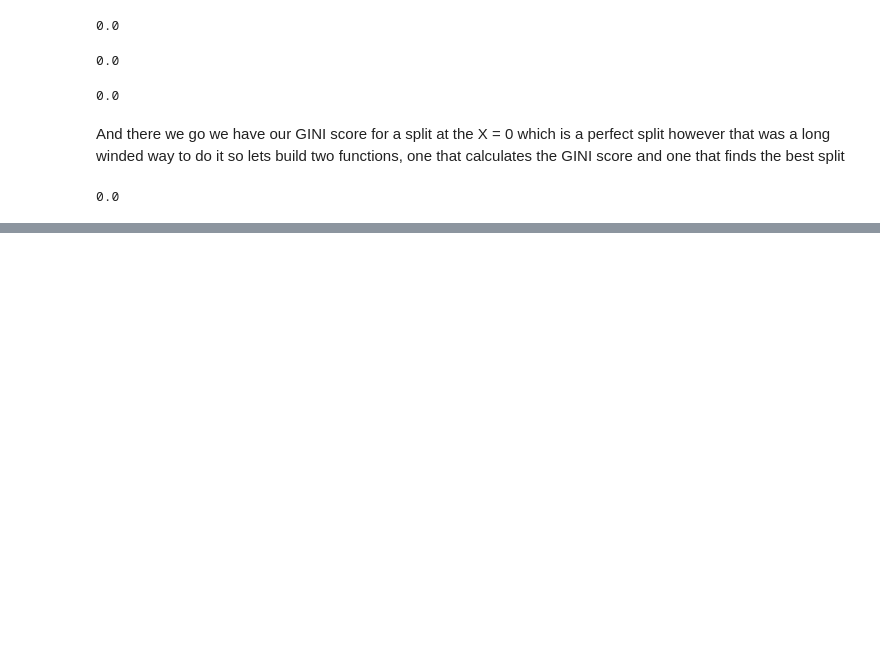
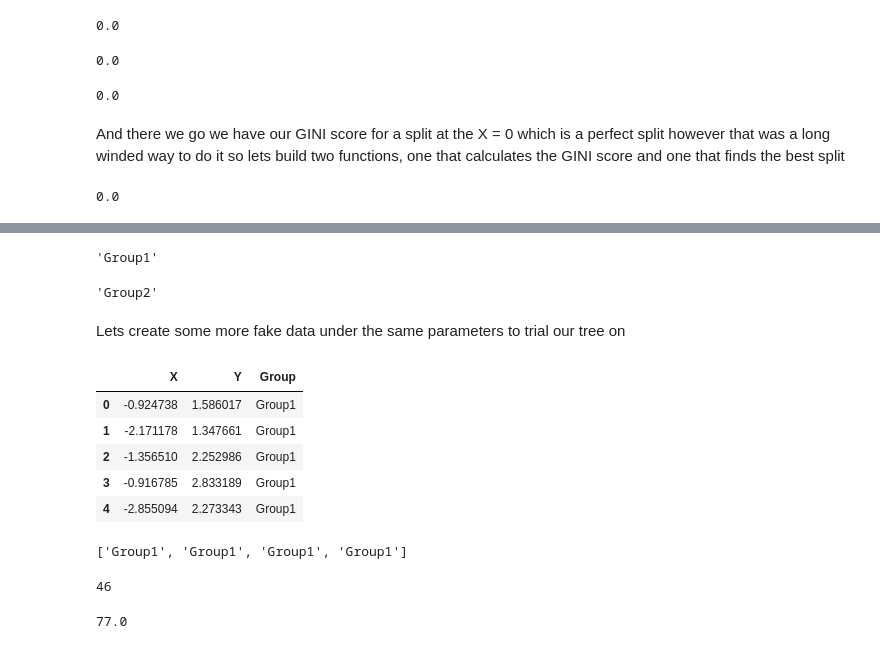
Before and after one commit to JF717/AI-and-the-Environment, a Jupyter notebook: Practicals/Practical 2 Decision Trees.ipynb, the cells around one changed output, grey strips where cells are left out. Cells and saved outputs as stored; diff of their text form; code cells hidden in the pictures; blank space fills up the shorter version.

```diff
--- a/Practicals/Practical 2 Decision Trees.ipynb
+++ b/Practicals/Practical 2 Decision Trees.ipynb
@@ -198,0 +334,28 @@ Right so we have built a function that given input data will find the best split
+# %%
+Predict(Tree, 0.1)
+# %% [output]
+'Group1'
+# %%
+Predict(Tree, 2)
+# %% [output]
+'Group2'
+# %% [markdown]
+Lets create some more fake data under the same parameters to trial our tree on
+# %%
+TestX1 = np.array([random.gauss(-2,1) for _ in range(100)])
+TestX2 = np.array([random.gauss(0,5) for _ in range(100)])
+TestY1 = np.array([random.gauss(2,1) for _ in range(100)])
+TestY2 = np.array([random.gauss(0,5) for _ in range(100)])
+# %%
+TestGroup1 = pd.DataFrame({'X' : TestX1, 'Y' : TestY1, 'Group' : G1})
+TestGroup2 = pd.DataFrame({'X' : TestX2, 'Y' : TestY2, 'Group' : G2})
+TestData = pd.concat([TestGroup1,TestGroup2])
+# %%
+TestData.head()
+# %% [output]
+|  | X | Y | Group |
+| 0 | -0.924738 | 1.586017 | Group1 |
+| 1 | -2.171178 | 1.347661 | Group1 |
+| 2 | -1.356510 | 2.252986 | Group1 |
+| 3 | -0.916785 | 2.833189 | Group1 |
+| 4 | -2.855094 | 2.273343 | Group1 |
@@ -198,0 +368,4 @@ Right so we have built a function that given input data will find the best split
+# %%
+Predictions[1:5]
+# %% [output]
+['Group1', 'Group1', 'Group1', 'Group1']
@@ -198,0 +378,8 @@ Right so we have built a function that given input data will find the best split
+# %%
+Incorrect
+# %% [output]
+46
+# %%
+((len(Predictions) - Incorrect)/len(Predictions))*100
+# %% [output]
+77.0
```
Also changed, not shown: parts of 23 cells of this notebook.
